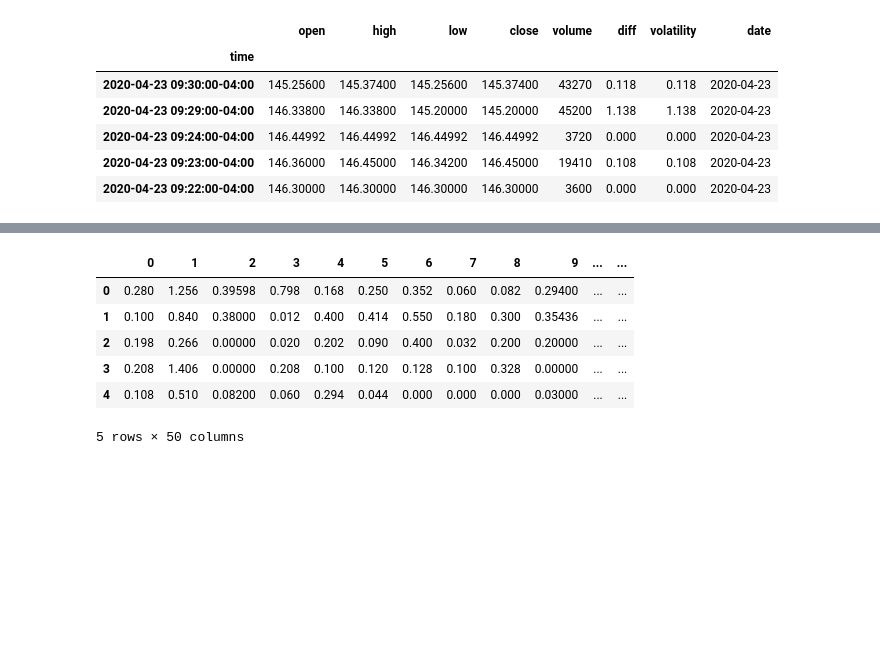
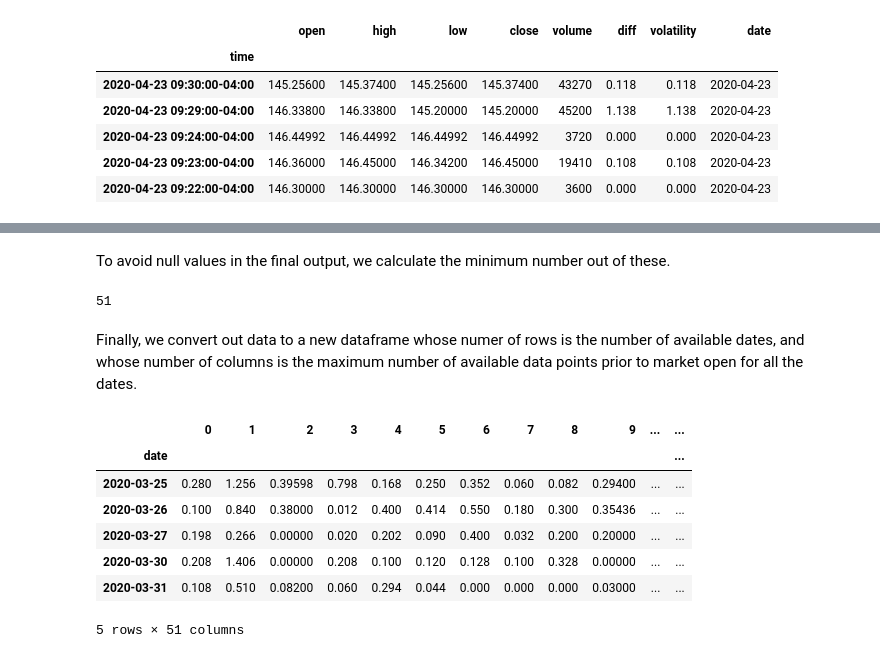
Before and after one commit to leeso1718/StockMarket_explainableAI, a Jupyter notebook: notebooks/data_nb/data_feature_engineer.ipynb, the cells around one changed output, grey strips where cells are left out. Saved outputs shown, nothing was run; the diff lists cells and outputs as text; code cells hidden in the pictures; blank space fills up the shorter version.

```diff
--- a/notebooks/data_nb/data_feature_engineer.ipynb
+++ b/notebooks/data_nb/data_feature_engineer.ipynb
@@ -86,18 +103,26 @@ data.head()
+# %% [markdown]
+To avoid null values in the final output, we calculate the minimum number out of these.
+# %%
+data_pts = data.groupby('date')['volatility'].count().min()
+data_pts
+# %% [output]
+51
+# %% [markdown]
+Finally, we convert out data to a new dataframe whose numer of rows is the number of available dates, and whose number of columns is the maximum number of available data points prior to market open for all the dates.
 # %%
-data_pts = 50
-
-new_df = data.groupby('date')['volatility'].apply(list)
+new_df = data.groupby('date', as_index=True)['volatility'].apply(list)
 new_df = pd.DataFrame(new_df)
 new_df = pd.DataFrame(new_df['volatility'].apply(lambda lst: lst[:data_pts]))
-new_df = pd.DataFrame(new_df['volatility'].to_list())
+new_df = pd.DataFrame(new_df['volatility'].to_list(), index=new_df.index)
 new_df.head()
 # %% [output]
 |  | 0 | 1 | 2 | 3 | 4 | 5 | 6 | 7 | 8 | 9 | ... | ... |
-| 0 | 0.280 | 1.256 | 0.39598 | 0.798 | 0.168 | 0.250 | 0.352 | 0.060 | 0.082 | 0.29400 | ... | ... |
-| 1 | 0.100 | 0.840 | 0.38000 | 0.012 | 0.400 | 0.414 | 0.550 | 0.180 | 0.300 | 0.35436 | ... | ... |
-| 2 | 0.198 | 0.266 | 0.00000 | 0.020 | 0.202 | 0.090 | 0.400 | 0.032 | 0.200 | 0.20000 | ... | ... |
-| 3 | 0.208 | 1.406 | 0.00000 | 0.208 | 0.100 | 0.120 | 0.128 | 0.100 | 0.328 | 0.00000 | ... | ... |
-| 4 | 0.108 | 0.510 | 0.08200 | 0.060 | 0.294 | 0.044 | 0.000 | 0.000 | 0.000 | 0.03000 | ... | ... |
+| date |  |  |  |  |  |  |  |  |  |  |  | ... |
+| 2020-03-25 | 0.280 | 1.256 | 0.39598 | 0.798 | 0.168 | 0.250 | 0.352 | 0.060 | 0.082 | 0.29400 | ... | ... |
+| 2020-03-26 | 0.100 | 0.840 | 0.38000 | 0.012 | 0.400 | 0.414 | 0.550 | 0.180 | 0.300 | 0.35436 | ... | ... |
+| 2020-03-27 | 0.198 | 0.266 | 0.00000 | 0.020 | 0.202 | 0.090 | 0.400 | 0.032 | 0.200 | 0.20000 | ... | ... |
+| 2020-03-30 | 0.208 | 1.406 | 0.00000 | 0.208 | 0.100 | 0.120 | 0.128 | 0.100 | 0.328 | 0.00000 | ... | ... |
+| 2020-03-31 | 0.108 | 0.510 | 0.08200 | 0.060 | 0.294 | 0.044 | 0.000 | 0.000 | 0.000 | 0.03000 | ... | ... |
-5 rows × 50 columns
+5 rows × 51 columns
 # %%
 data.to_csv('data_vol_.csv')
```
Also changed, not shown: parts of 4 cells of this notebook.
